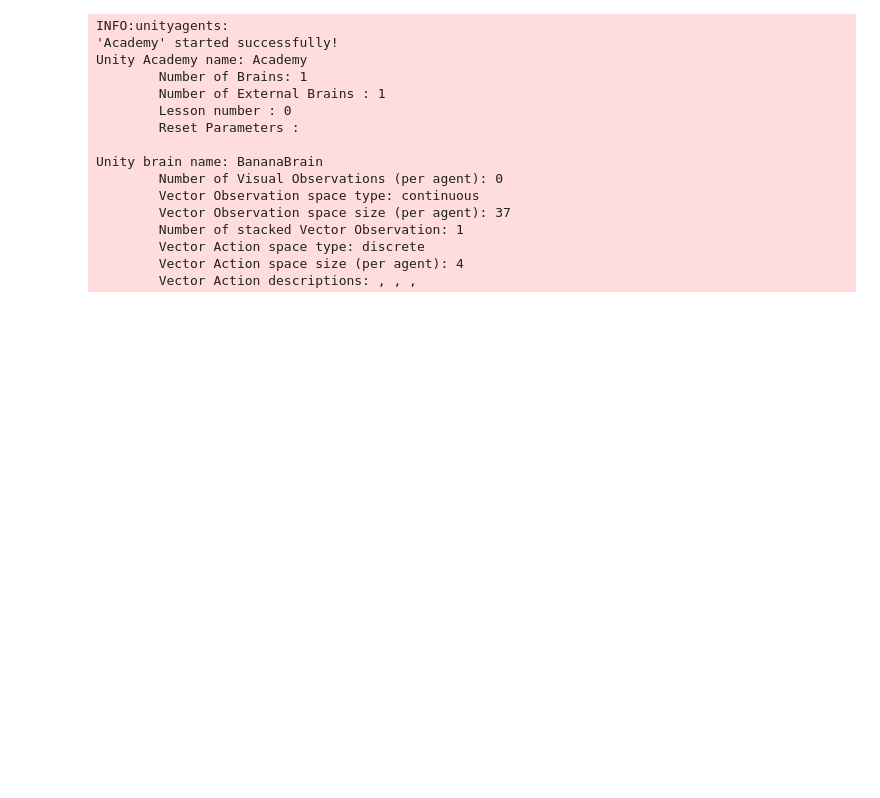
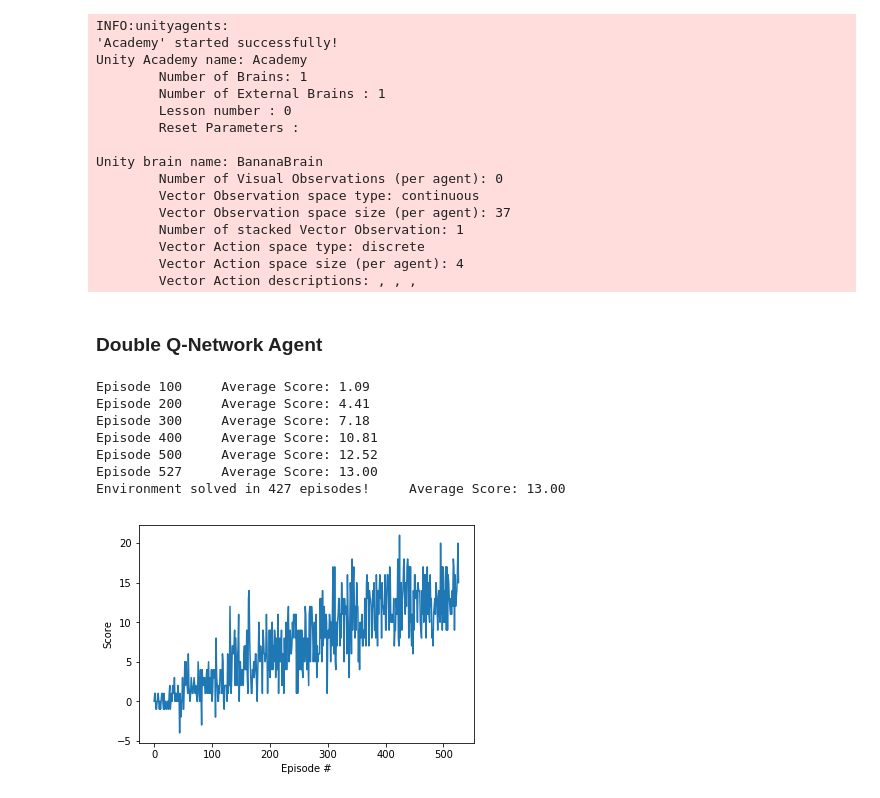
Before and after one commit to weicheng113/deep-reinforcement-learning, a Jupyter notebook: p1_navigation/Navigation.ipynb, the cells around one changed output. Saved outputs shown, nothing was run; the diff lists cells and outputs as text; code cells hidden in the pictures; blank space fills up the shorter version.

```diff
--- a/p1_navigation/Navigation.ipynb
+++ b/p1_navigation/Navigation.ipynb
@@ -184,4 +221,28 @@ action_size = env.action_size
+# %%
+def plot_scores(scores):
+    fig = plt.figure()
+    ax = fig.add_subplot(111)
+    plt.plot(np.arange(len(scores)), scores)
+    plt.ylabel('Score')
+    plt.xlabel('Episode #')
+    plt.show()
+# %% [markdown]
+### Double Q-Network Agent
 # %%
 from ddqn_agent import Agent
+from ddq_network import QNetwork
 
-agent = Agent(state_size=state_size, action_size=action_size, seed=0)
+create_ddq_network = lambda state_size, action_size, seed: QNetwork(state_size, action_size, seed)
+
+agent = Agent(create_network=create_ddq_network, state_size=state_size, action_size=action_size, seed=0)
+scores = train(agent)
+plot_scores(scores)
+# %% [output]
+Episode 100     Average Score: 1.09
+Episode 200     Average Score: 4.41
+Episode 300     Average Score: 7.18
+Episode 400     Average Score: 10.81
+Episode 500     Average Score: 12.52
+Episode 527     Average Score: 13.00
+Environment solved in 427 episodes!     Average Score: 13.00
+[figure, added]
```
Also changed, not shown: parts of 4 cells of this notebook, 12 other files.
